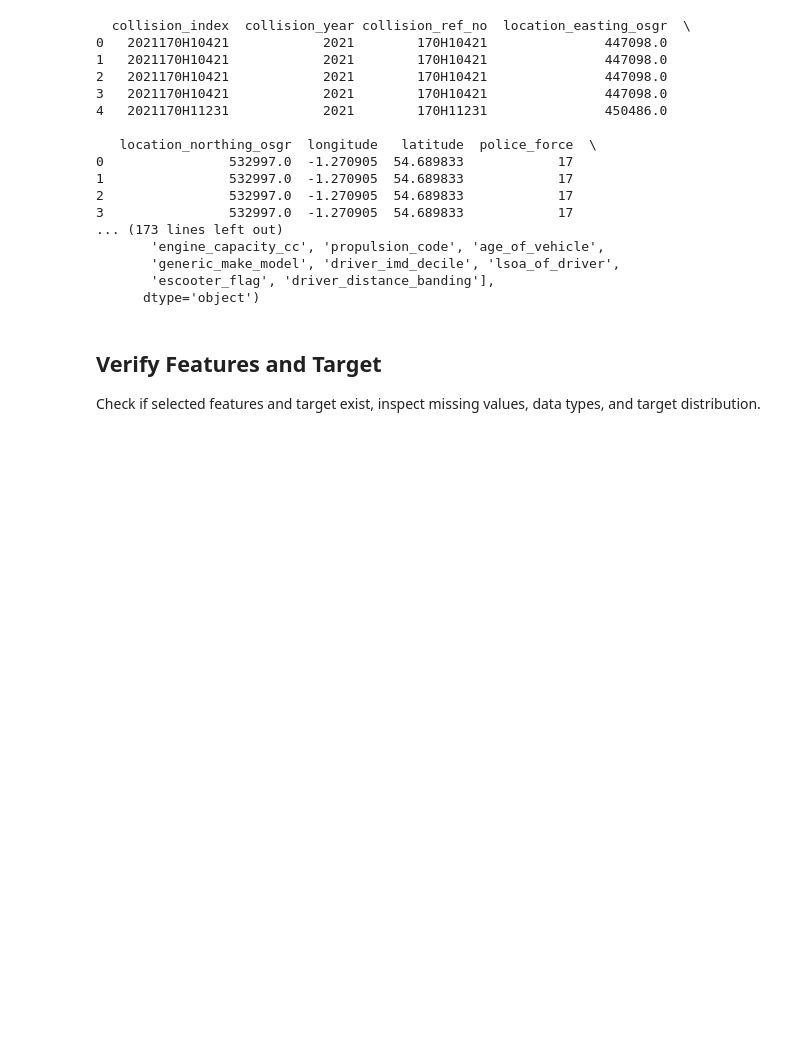
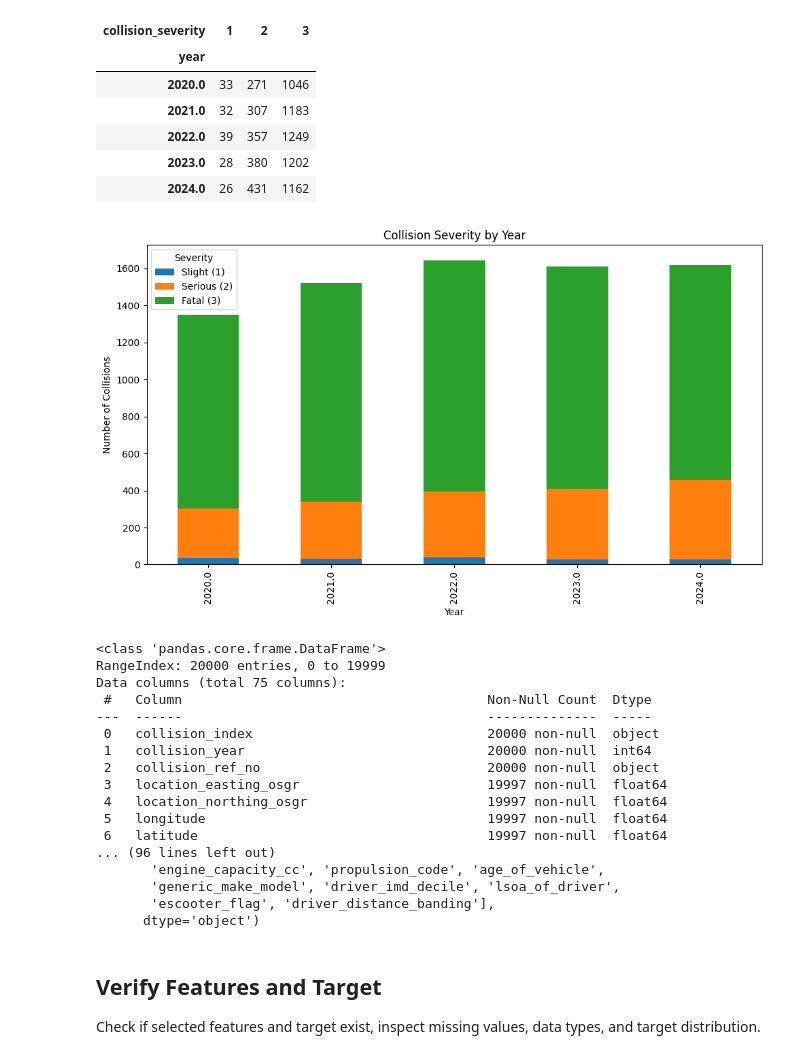
Before and after one commit to Beck40/Supervised-Learning, a Jupyter notebook: UK Road Safety.ipynb, the cells around one changed output. Cells and saved outputs as stored; diff of their text form; code cells hidden in the pictures; blank space fills up the shorter version.

```diff
--- a/UK Road Safety.ipynb
+++ b/UK Road Safety.ipynb
@@ -44,21 +77,45 @@ Display the first few rows, info, and columns to understand the merged dataset.
+# %%
+# Show a table and chart of accident severity counts for each year
+if 'date' in df.columns:
+    # Extract the year from the 'date' column (expects format like YYYY-MM-DD)
+    df['year'] = pd.to_datetime(df['date'], errors='coerce').dt.year
+    severity_year_table = pd.crosstab(df['year'], df['collision_severity'])
+    display(severity_year_table)
+    severity_year_table.plot(kind='bar', stacked=True, figsize=(10,6))
+    plt.title('Collision Severity by Year')
+    plt.xlabel('Year')
+    plt.ylabel('Number of Collisions')
+    plt.legend(title='Severity', labels=['Slight (1)', 'Serious (2)', 'Fatal (3)'])
+    plt.tight_layout()
+    plt.show()
+else:
+    print("No 'date' column found in the dataset to extract year.")
+# %% [output]
+| collision_severity | 1 | 2 | 3 |
+| year |  |  |  |
+| 2020.0 | 33 | 271 | 1046 |
+| 2021.0 | 32 | 307 | 1183 |
+| 2022.0 | 39 | 357 | 1249 |
+| 2023.0 | 28 | 380 | 1202 |
+| 2024.0 | 26 | 431 | 1162 |
+[figure, added]
 # %%
-print(df.head())
 print(df.info())
 print(df.columns)
 # %% [output]
-  collision_index  collision_year collision_ref_no  location_easting_osgr  \
-0   2021170H10421            2021        170H10421               447098.0
-1   2021170H10421            2021        170H10421               447098.0
-2   2021170H10421            2021        170H10421               447098.0
-3   2021170H10421            2021        170H10421               447098.0
-4   2021170H11231            2021        170H11231               450486.0
-
-   location_northing_osgr  longitude   latitude  police_force  \
-0                532997.0  -1.270905  54.689833            17
-1                532997.0  -1.270905  54.689833            17
-2                532997.0  -1.270905  54.689833            17
-3                532997.0  -1.270905  54.689833            17
-... (173 lines left out)
+<class 'pandas.core.frame.DataFrame'>
+RangeIndex: 20000 entries, 0 to 19999
+Data columns (total 75 columns):
+ #   Column                                       Non-Null Count  Dtype
+---  ------                                       --------------  -----
+ 0   collision_index                              20000 non-null  object
+ 1   collision_year                               20000 non-null  int64
+ 2   collision_ref_no                             20000 non-null  object
+ 3   location_easting_osgr                        19997 non-null  float64
+ 4   location_northing_osgr                       19997 non-null  float64
+ 5   longitude                                    19997 non-null  float64
+ 6   latitude                                     19997 non-null  float64
+... (96 lines left out)
        'engine_capacity_cc', 'propulsion_code', 'age_of_vehicle',
        'generic_make_model', 'driver_imd_decile', 'lsoa_of_driver',
        'escooter_flag', 'driver_distance_banding'],
```
Also changed, not shown: parts of 17 cells of this notebook.
